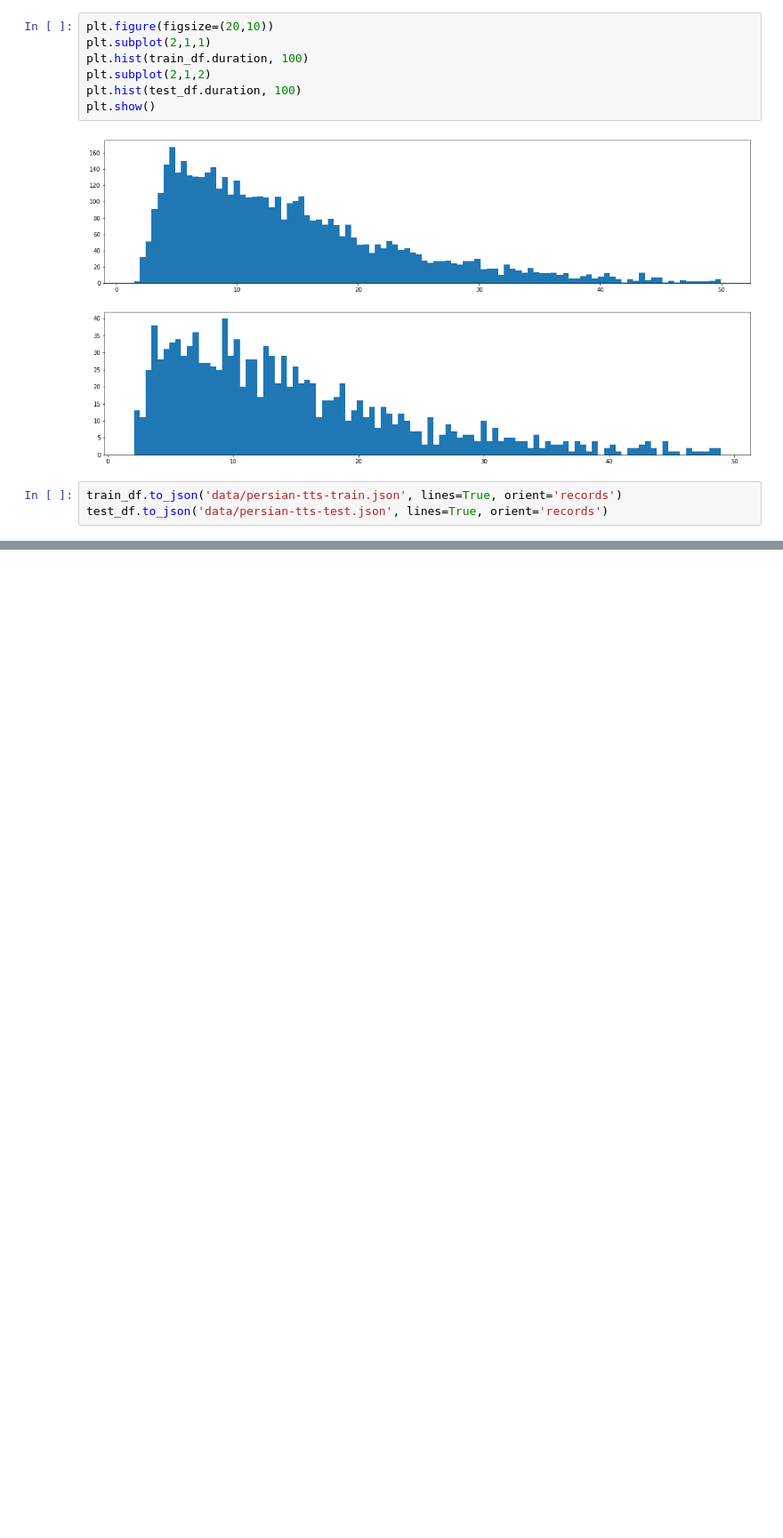
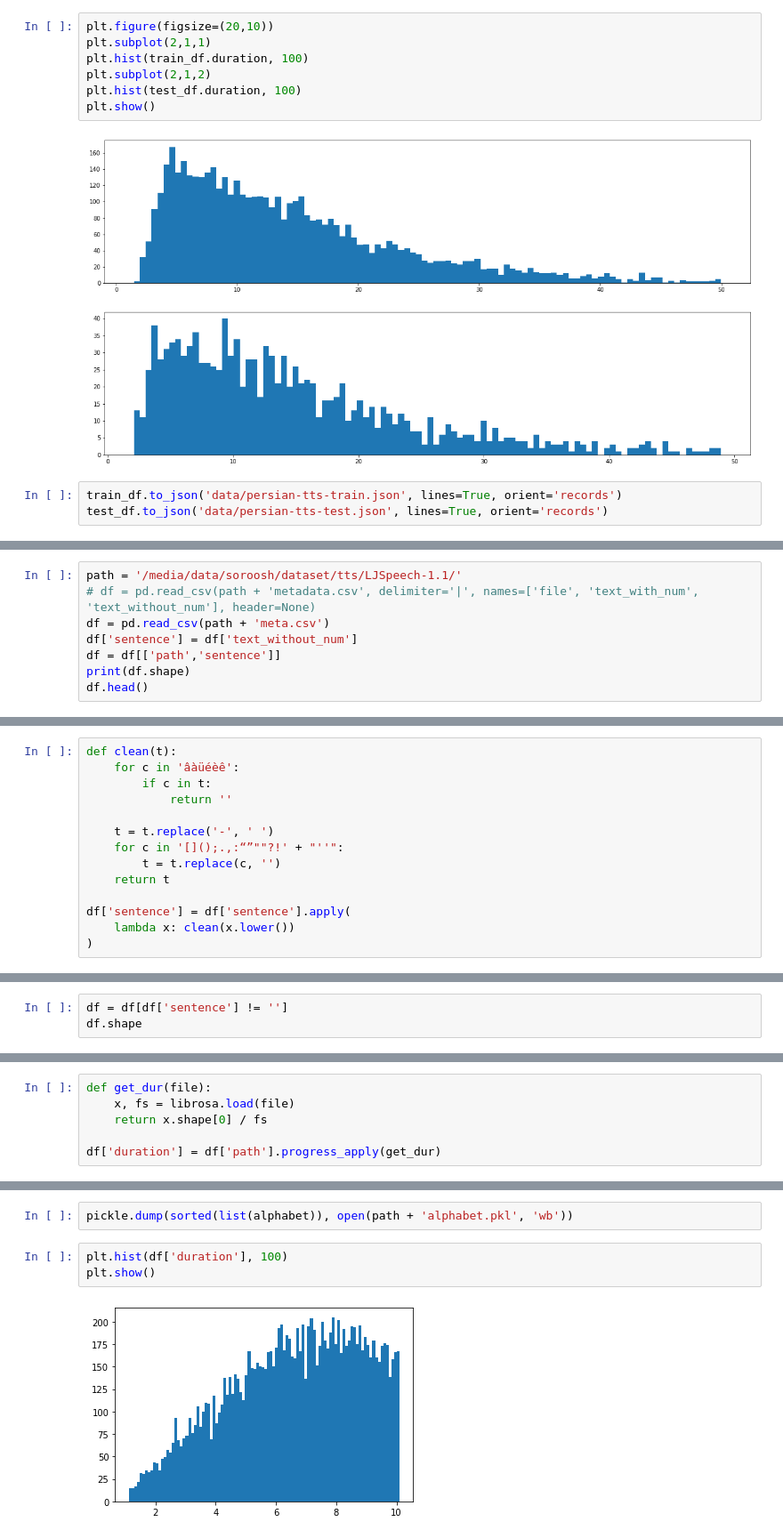
Before and after one commit to s-omranpour/Transformer-TTS, a Jupyter notebook: data prep.ipynb, the cells around one changed output, grey strips where cells are left out. Shown at 89% size. Saved outputs shown, nothing was run; the diff lists cells and outputs as text; blank space fills up the shorter version.

Commit message:
ljspeech test + long train

```diff
--- a/data prep.ipynb
+++ b/data prep.ipynb
@@ -122,0 +122,8 @@ test_df.to_json('data/persian-tts-test.json', lines=True, orient='records')
+# %%
+path = '/media/data/soroosh/dataset/tts/LJSpeech-1.1/'
+# df = pd.read_csv(path + 'metadata.csv', delimiter='|', names=['file', 'text_with_num', 'text_without_num'], header=None)
+df = pd.read_csv(path + 'meta.csv')
+df['sentence'] = df['text_without_num']
+df = df[['path','sentence']]
+print(df.shape)
+df.head()
@@ -122,0 +140,14 @@ test_df.to_json('data/persian-tts-test.json', lines=True, orient='records')
+# %%
+def clean(t):
+    for c in 'âàüéèê':
+        if c in t:
+            return ''
+
+    t = t.replace('-', ' ')
+    for c in '[]();.,:“”""?!' + "''":
+        t = t.replace(c, '')
+    return t
+
+df['sentence'] = df['sentence'].apply(
+    lambda x: clean(x.lower())
+)
@@ -122,0 +165,3 @@ test_df.to_json('data/persian-tts-test.json', lines=True, orient='records')
+# %%
+df = df[df['sentence'] != '']
+df.shape
@@ -122,0 +179,6 @@ test_df.to_json('data/persian-tts-test.json', lines=True, orient='records')
+# %%
+def get_dur(file):
+    x, fs = librosa.load(file)
+    return x.shape[0] / fs
+
+df['duration'] = df['path'].progress_apply(get_dur)
@@ -122,0 +205,7 @@ test_df.to_json('data/persian-tts-test.json', lines=True, orient='records')
+# %%
+pickle.dump(sorted(list(alphabet)), open(path + 'alphabet.pkl', 'wb'))
+# %%
+plt.hist(df['duration'], 100)
+plt.show()
+# %% [output]
+[figure, added]
```
Also changed, not shown: parts of 13 cells of this notebook, 2 other files.
